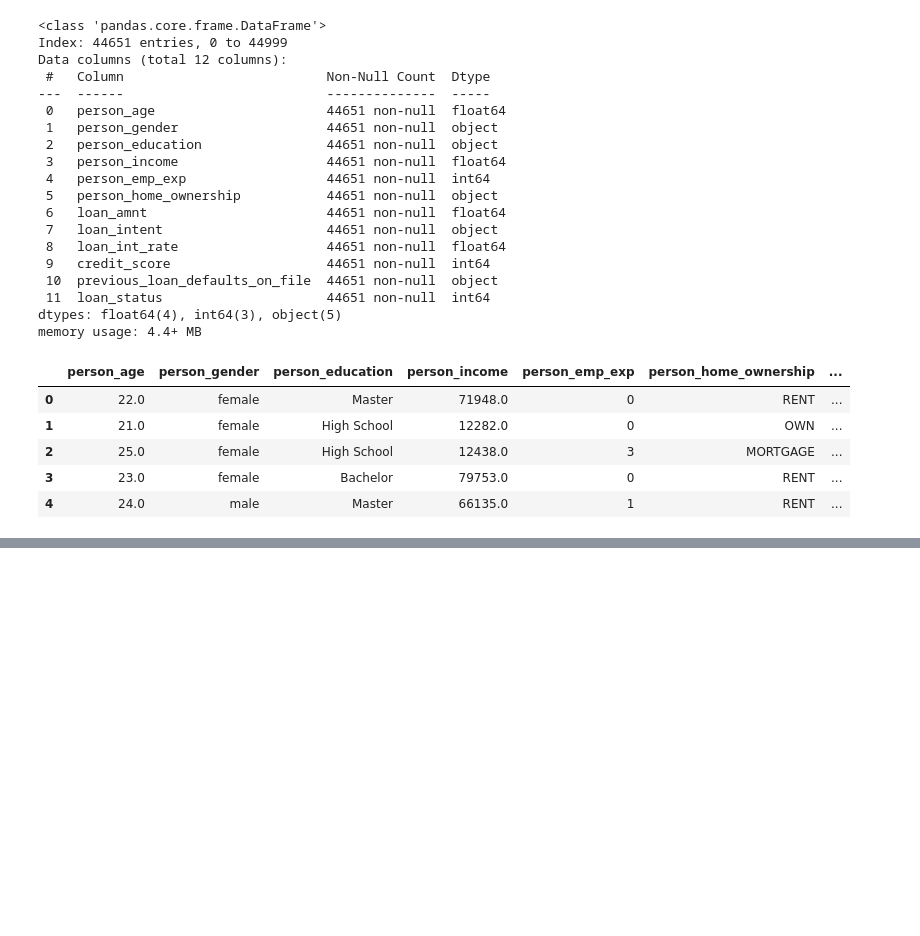
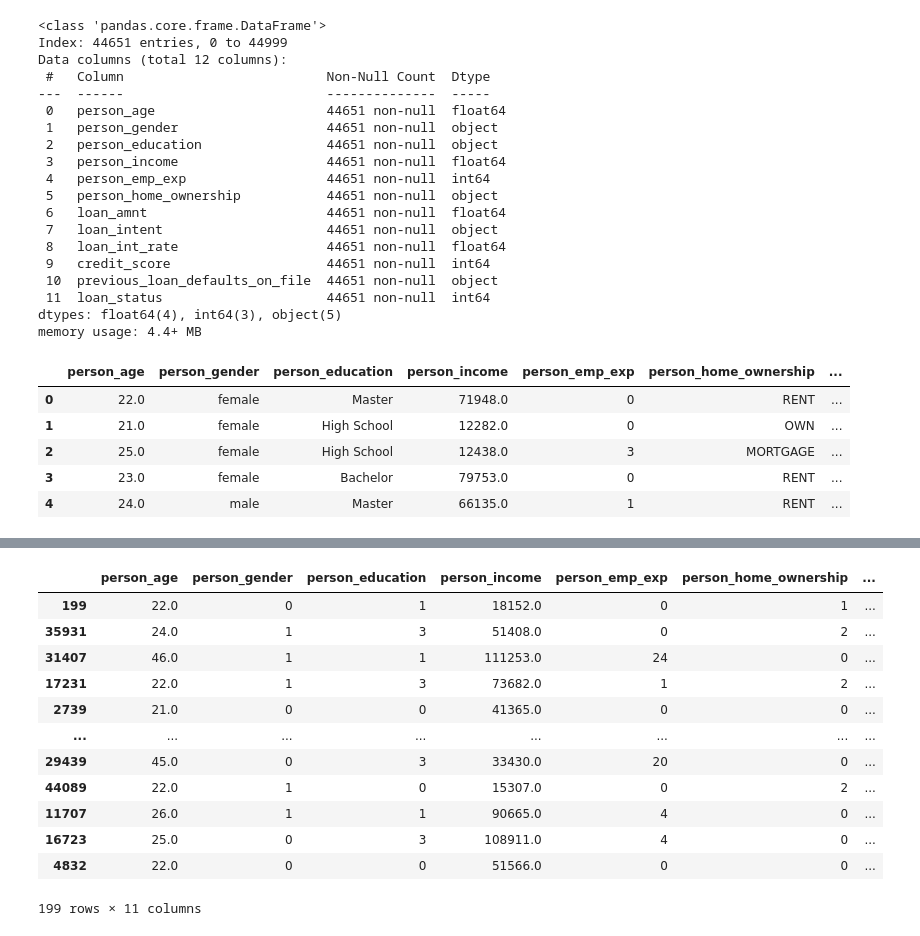
Before and after one commit to DileepSathya/first_end_to_end_ML, a Jupyter notebook: research/deom.ipynb, the cells around one changed output, grey strips where cells are left out. Cells and saved outputs as stored; diff of their text form; code cells hidden in the pictures; blank space fills up the shorter version.

Commit message:
data transformation

```diff
--- a/research/deom.ipynb
+++ b/research/deom.ipynb
@@ -290,6 +290,3 @@ df.head()
 | 2 | 25.0 | female | High School | 12438.0 | 3 | MORTGAGE | ... |
 | 3 | 23.0 | female | Bachelor | 79753.0 | 0 | RENT | ... |
 | 4 | 24.0 | male | Master | 66135.0 | 1 | RENT | ... |
-# %%
-df['person_gender_male']=pd.get_dummies(df['person_gender'],drop_first=True)
-df.head()
@@ -313,5 +302,0 @@ print(x_train.shape,y_train.shape,x_test.shape,y_test.shape)
-# %%
-from sklearn.preprocessing import LabelEncoder
-le=LabelEncoder()
-df['person_gender_en']=le.fit_transform(df['person_gender'])
-df.head()
@@ -324,0 +303,24 @@ df.head()
+# %%
+from sklearn.preprocessing import LabelEncoder
+
+# Initialize a nested dictionary to store mappings for all columns
+mappings = {}
+
+# Identify categorical columns
+categorical_list = [col for col in x_train.columns if x_train[col].dtype == 'object']
+
+# Encode each categorical column
+for col in categorical_list:
+    le = LabelEncoder()  # Create a new LabelEncoder for each column
+    x_train[col] = le.fit_transform(x_train[col])
+    x_test[col] = le.transform(x_test[col])
+
+    # Store both mappings (forward in the nested dictionary
+    mappings[col] = {v:int(k) for k, v in zip(le.transform(le.classes_), le.classes_)}
+
+
+# Print the nested dictionary with mappings for each column
+print(mappings)
+
+# Display the first 10 rows of the encoded training data
+x_train.head(10)
@@ -324,0 +450,16 @@ df.head()
+# %%
+x_train.head(199)
+# %% [output]
+|  | person_age | person_gender | person_education | person_income | person_emp_exp | person_home_ownership | ... |
+| 199 | 22.0 | 0 | 1 | 18152.0 | 0 | 1 | ... |
+| 35931 | 24.0 | 1 | 3 | 51408.0 | 0 | 2 | ... |
+| 31407 | 46.0 | 1 | 1 | 111253.0 | 24 | 0 | ... |
+| 17231 | 22.0 | 1 | 3 | 73682.0 | 1 | 2 | ... |
+| 2739 | 21.0 | 0 | 0 | 41365.0 | 0 | 0 | ... |
+| ... | ... | ... | ... | ... | ... | ... | ... |
+| 29439 | 45.0 | 0 | 3 | 33430.0 | 20 | 0 | ... |
+| 44089 | 22.0 | 1 | 0 | 15307.0 | 0 | 2 | ... |
+| 11707 | 26.0 | 1 | 1 | 90665.0 | 4 | 0 | ... |
+| 16723 | 25.0 | 0 | 3 | 108911.0 | 4 | 0 | ... |
+| 4832 | 22.0 | 0 | 0 | 51566.0 | 0 | 0 | ... |
+199 rows × 11 columns
```
Also changed, not shown: parts of 25 cells of this notebook, 10 other files.
